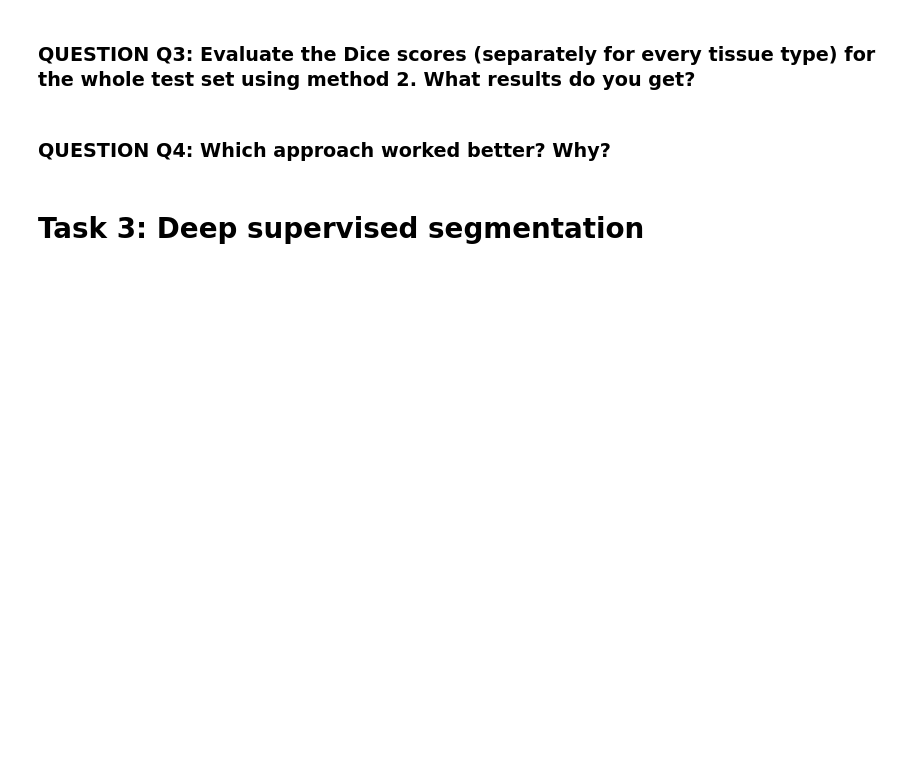
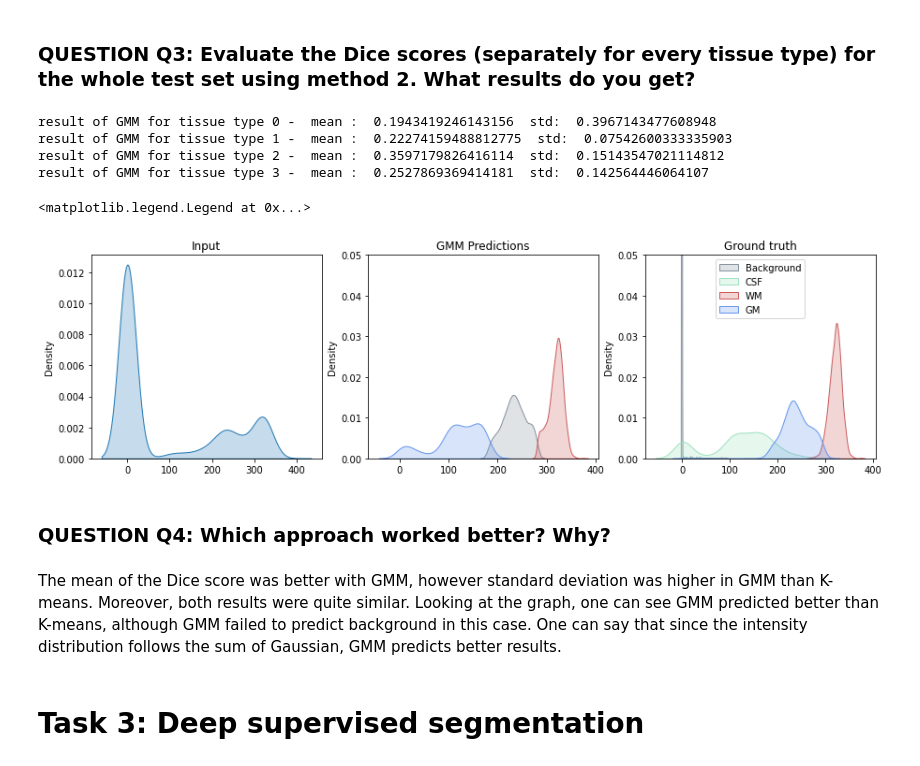
Before and after one commit to pascutc98/ai-in-medicine-practical2, a Jupyter notebook: segmentation_main.ipynb, the cells around one changed output. Drawn from its saved outputs; the diff is of its cells as text; code cells hidden in the pictures; blank space fills up the shorter version.

```diff
--- a/segmentation_main.ipynb
+++ b/segmentation_main.ipynb
@@ -279,5 +271,71 @@ sns_plot_2 = None
+# %%
+# Unsupervised method 2
+# --------------------------- ADD YOUR CODE HERE ------------------------------
+from sklearn.mixture import GaussianMixture
+
+pred_seg_2 = []
+shape = load_nii(test_files[0]).shape
+for i in range(len(test_files)):
+  gm = GaussianMixture(n_components = 4).fit_predict(load_nii(test_files[i]).flatten().reshape(-1,1))
+  gm = gm.reshape(shape)
+  pred_seg_2.append(gm)
+
+mean0, std0 = Dice(pred_seg_2, segmentations_test, 0)
+mean1, std1 = Dice(pred_seg_2, segmentations_test, 1)
+mean2, std2 = Dice(pred_seg_2, segmentations_test, 2)
+mean3, std3 = Dice(pred_seg_2, segmentations_test, 3)
+
+
+print("result of GMM for tissue type 0 -  mean : ",  mean0, " std: ", std0)
+print("result of GMM for tissue type 1 -  mean : ",  mean1, " std: ", std1)
+print("result of GMM for tissue type 2 -  mean : ",  mean2, " std: ", std2)
+print("result of GMM for tissue type 3 -  mean : ",  mean3, " std: ", std3)
+
+# ----------------------------------- END -------------------------------------
+# %% [output]
+result of GMM for tissue type 0 -  mean :  0.1943419246143156  std:  0.3967143477608948
+result of GMM for tissue type 1 -  mean :  0.22274159488812775  std:  0.07542600333335903
+result of GMM for tissue type 2 -  mean :  0.3597179826416114  std:  0.15143547021114812
+result of GMM for tissue type 3 -  mean :  0.2527869369414181  std:  0.142564446064107
+# %%
+
+slice_id = 0
+im_ = load_nii(test_files[slice_id])[:,:,47].flatten()
+pred2 = pred_seg_2[slice_id][:,:,47].flatten()
+seg_ = segmentations_test[slice_id][:,:,47].flatten()
+
+fig, axes = plt.subplots(1, 3, figsize=(15, 4), sharey=False)
+
+sns.kdeplot(im_, ax=axes[0], fill=True)
+axes[0].set_title('Input')
+
+sns.kdeplot(im_[np.argwhere(pred2 == 0)][:, 0], ax=axes[1], fill=True, color='#85929E', label='Background', legend=True)
+sns.kdeplot(im_[np.argwhere(pred2 == 1)][:, 0], ax=axes[1], fill=True, color='#9FE2BF', label='CSF', legend=True)
+sns.kdeplot(im_[np.argwhere(pred2 == 3)][:, 0], ax=axes[1], fill=True, color='#CD5C5C', label='WM', legend=True)
+sns.kdeplot(im_[np.argwhere(pred2 == 2)][:, 0], ax=axes[1], fill=True, color='#6495ED', label='GM', legend=True)
+axes[1].set_ylim(0, 0.05)
+axes[1].set_title('GMM Predictions')
+#plt.legend(loc=9, labels=['Background', 'CSF', 'WM', 'GM'])
+
+
+
+
+sns.kdeplot(im_[np.argwhere(seg_ == 0)][:, 0], ax=axes[2], fill=True, color='#85929E', label='Background', legend=True)
+sns.kdeplot(im_[np.argwhere(seg_ == 1)][:, 0], ax=axes[2], fill=True, color='#9FE2BF', label='CSF', legend=True)
+sns.kdeplot(im_[np.argwhere(seg_ == 3)][:, 0], ax=axes[2], fill=True, color='#CD5C5C', label='WM', legend=True)
+sns.kdeplot(im_[np.argwhere(seg_ == 2)][:, 0], ax=axes[2], fill=True, color='#6495ED', label='GM', legend=True)
+axes[2].set_ylim(0, 0.05)
+axes[2].set_title('Ground truth')
+plt.legend(loc=9, labels=['Background', 'CSF', 'WM', 'GM'])
+
+# ----------------------------------- END -------------------------------------
+# %% [output]
+<matplotlib.legend.Legend at 0x...>
+[figure, added]
 # %% [markdown]
 ### QUESTION Q4: Which approach worked better? Why?
+# %% [markdown]
+The mean of the Dice score was better with GMM, however standard deviation was higher in GMM than K-means. Moreover, both results were quite similar. Looking at the graph, one can see GMM predicted better than K-means, although GMM failed to predict background in this case. One can say that since the intensity distribution follows the sum of Gaussian, GMM predicts better results.
 # %% [markdown]
 # Task 3: Deep supervised segmentation
 # %% [markdown]
```
Also changed, not shown: parts of 40 cells of this notebook, 1 other file.
